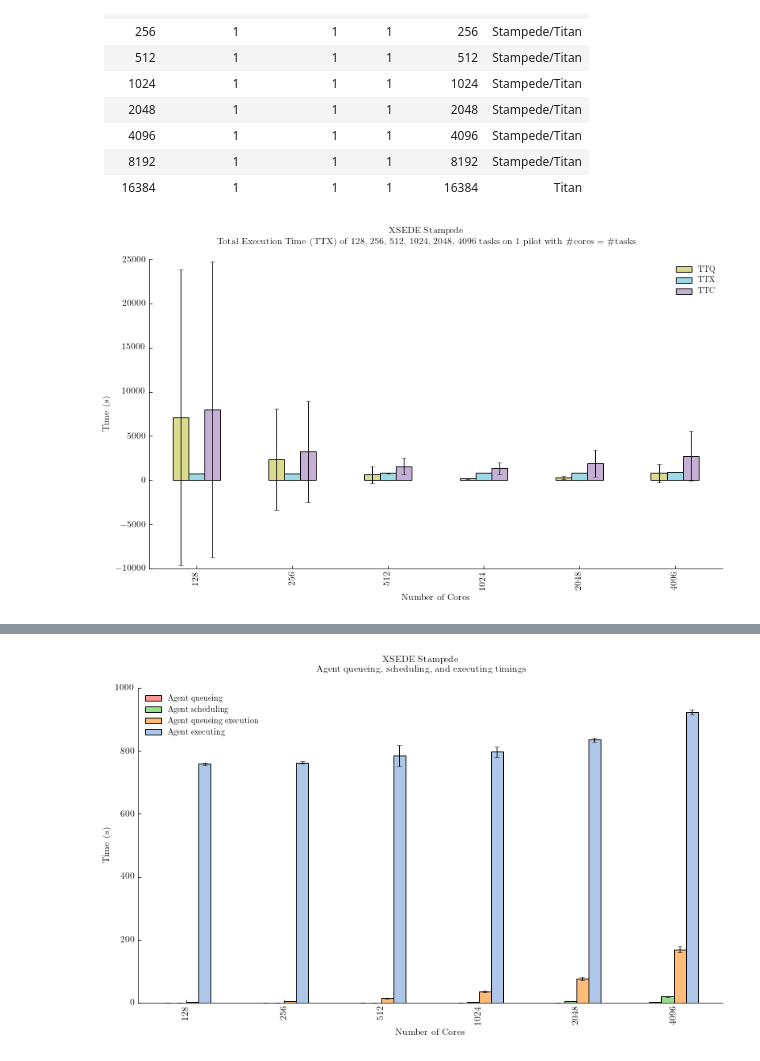
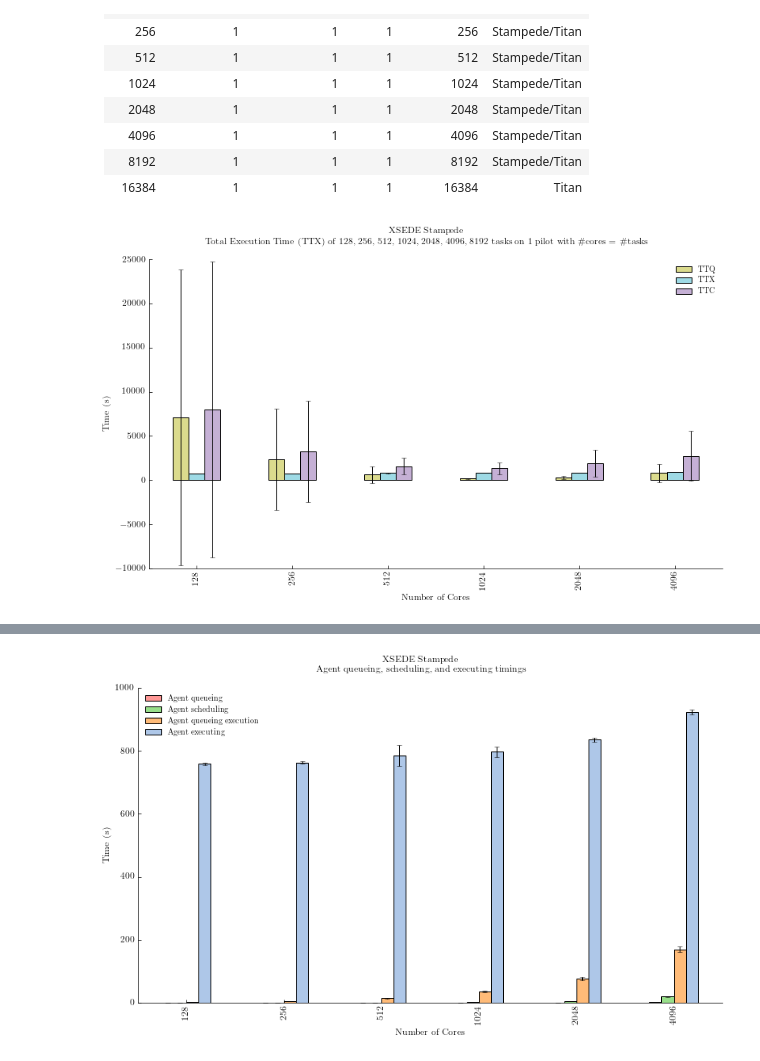
Before and after one commit to radical-experiments/rp-paper, a Jupyter notebook: analysis/rp_paper_experiments.ipynb, the cells around one changed output, grey strips where cells are left out. Drawn from its saved outputs; the diff is of its cells as text; code cells hidden in the pictures.

Commit message:
Analysis Experiment 1 Titan

```diff
--- a/analysis/rp_paper_experiments.ipynb
+++ b/analysis/rp_paper_experiments.ipynb
@@ -116,3 +109,11 @@ ttc = ttc.reset_index()
+# %%
+pilots.hid.replace(to_replace='stampede.tacc.utexas.edu', value='stampede', inplace=True)
+pilots.hid.replace(to_replace='nid[0-9.]+', value='titan', inplace=True, regex=True)
+pilots.hid.replace(to_replace='.*ornl.gov', value='titan', inplace=True, regex=True)
+
+units.hid.replace(to_replace='stampede.tacc.utexas.edu', value='stampede', inplace=True)
+units.hid.replace(to_replace='nid[0-9.]+', value='titan', inplace=True, regex=True)
+units.hid.replace(to_replace='.*ornl.gov', value='titan', inplace=True, regex=True)
 # %% [markdown]
 ## Durations
 
@@ -197,32 +198,32 @@ i * mean execution time of 3 task * number of generations
 # %%
 fig, ax = fig_setup()
 title_head = 'XSEDE Stampede'
-title_desc = 'Total Execution Time (TTX) of 128, 256, 512, 1024, 2048, 4096 tasks on 1 pilot with \#cores = \#tasks'
+title_desc = 'Total Execution Time (TTX) of 128, 256, 512, 1024, 2048, 4096, 8192 tasks on 1 pilot with \#cores = \#tasks'
 title = '%s\n%s' % (title_head, title_desc)
 fig.suptitle(title)
 
-# TTX, TTQ and TTC mean and STD per number of cores requested
-ttxqc = sessions[['ncore','U_AGENT_EXECUTING','P_LRMS_QUEUING','TTC']].groupby(['ncore'])
+# TTX, TTQ and TTC mean and STD per number of cores requested on stampede
+ttxqc = sessions.ix[pilots[pilots['hid'] == 'stampede'].sid][['ncore','U_AGENT_EXECUTING','P_LRMS_QUEUING','TTC']].groupby(['ncore'])
 means = ttxqc.aggregate( {'P_LRMS_QUEUING'   :{'TTQ':'mean'},
                           'U_AGENT_EXECUTING':{'TTX':'mean'},
                           'TTC'              :{'TTC':'mean'}})
 errors = ttxqc.aggregate({'P_LRMS_QUEUING'   :{'TTQ':'std'},
                           'U_AGENT_EXECUTING':{'TTX':'std'},
                           'TTC'              :{'TTC':'std'}})
 
 means.columns = means.columns.droplevel(0)
 errors.columns = errors.columns.droplevel(0)
 
 means.plot(y=['TTQ','TTX','TTC'],
            yerr=errors,
            color=[tableau20[15],tableau20[17],tableau20[9]],
            ax=ax,
            kind='bar')
 
 
 ax.set_xlabel('Number of Cores')
 ax.set_ylabel('Time (s)')
 
 plt.savefig('figures/stampede_ttq_ttx_ttc.pdf', dpi=600, bbox_inches='tight')
 # %% [output]
-[figure, old version]
+[figure, new version]
```
Also changed, not shown: parts of 19 cells of this notebook, 13 other files.
